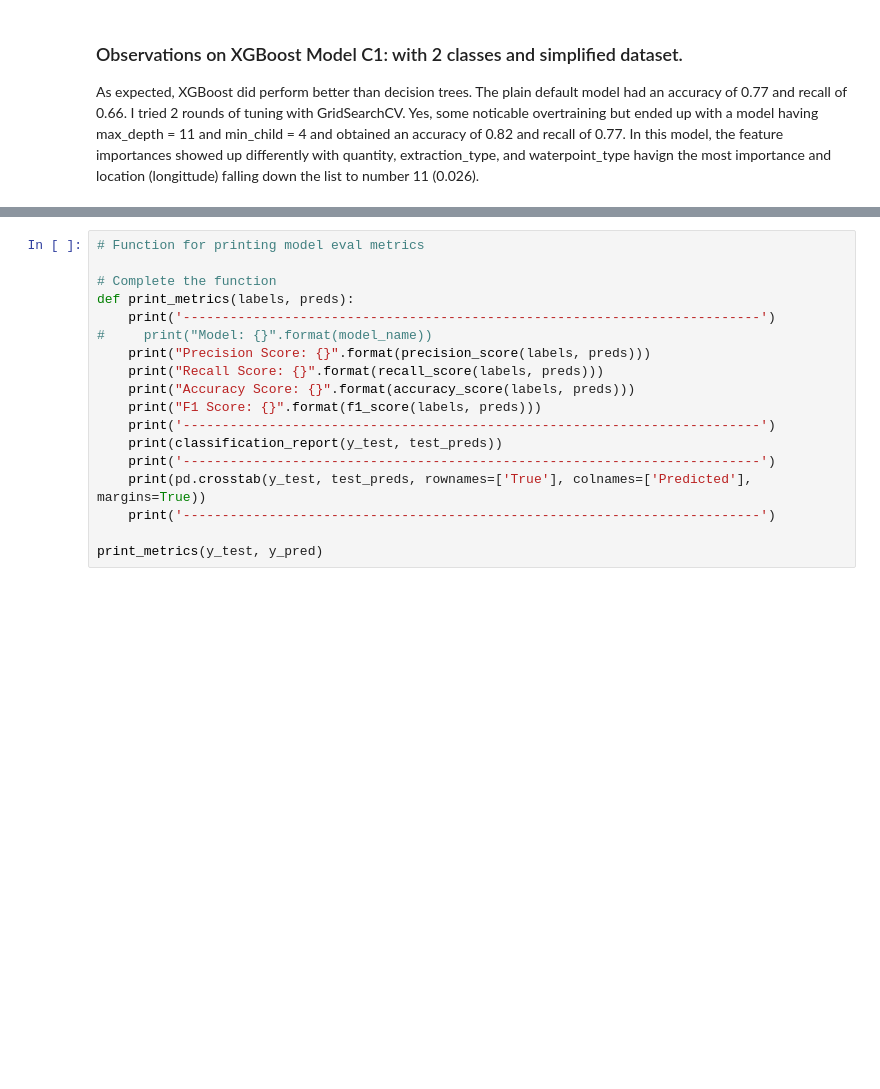
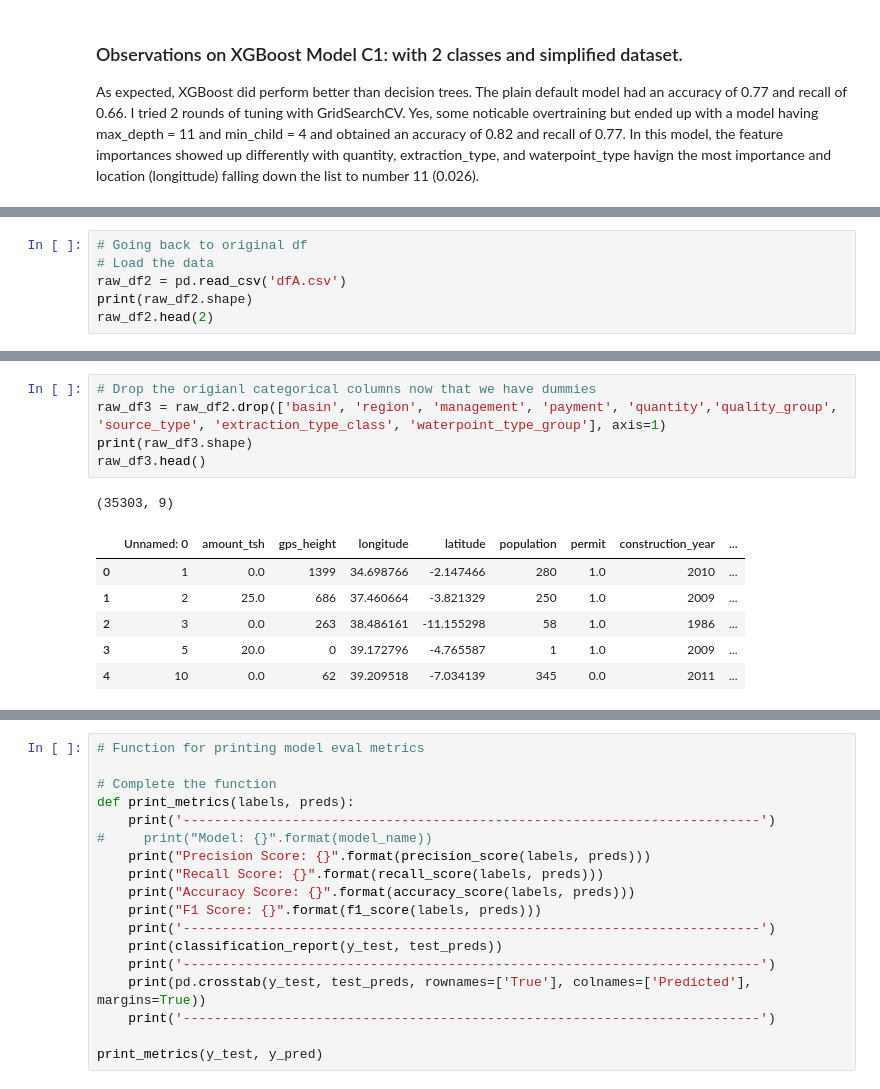
Before and after one commit to markp-rankin/Water-Well-Classification, a Jupyter notebook: Water-Well-Classification-PT2.ipynb, the cells around one changed output, grey strips where cells are left out. Cells and saved outputs as stored; diff of their text form; blank space fills up the shorter version.

```diff
--- a/Water-Well-Classification-PT2.ipynb
+++ b/Water-Well-Classification-PT2.ipynb
@@ -923,0 +967,6 @@ For the **Target variable classes** there are also a few approaches to try:
+# %%
+# Going back to original df
+# Load the data
+raw_df2 = pd.read_csv('dfA.csv')
+print(raw_df2.shape)
+raw_df2.head(2)
@@ -923,0 +1003,13 @@ For the **Target variable classes** there are also a few approaches to try:
+# %%
+# Drop the origianl categorical columns now that we have dummies
+raw_df3 = raw_df2.drop(['basin', 'region', 'management', 'payment', 'quantity','quality_group', 'source_type', 'extraction_type_class', 'waterpoint_type_group'], axis=1)
+print(raw_df3.shape)
+raw_df3.head()
+# %% [output]
+(35303, 9)
+|  | Unnamed: 0 | amount_tsh | gps_height | longitude | latitude | population | permit | construction_year | ... |
+| 0 | 1 | 0.0 | 1399 | 34.698766 | -2.147466 | 280 | 1.0 | 2010 | ... |
+| 1 | 2 | 25.0 | 686 | 37.460664 | -3.821329 | 250 | 1.0 | 2009 | ... |
+| 2 | 3 | 0.0 | 263 | 38.486161 | -11.155298 | 58 | 1.0 | 1986 | ... |
+| 3 | 5 | 20.0 | 0 | 39.172796 | -4.765587 | 1 | 1.0 | 2009 | ... |
+| 4 | 10 | 0.0 | 62 | 39.209518 | -7.034139 | 345 | 0.0 | 2011 | ... |
```
Also changed, not shown: parts of 59 cells of this notebook.
